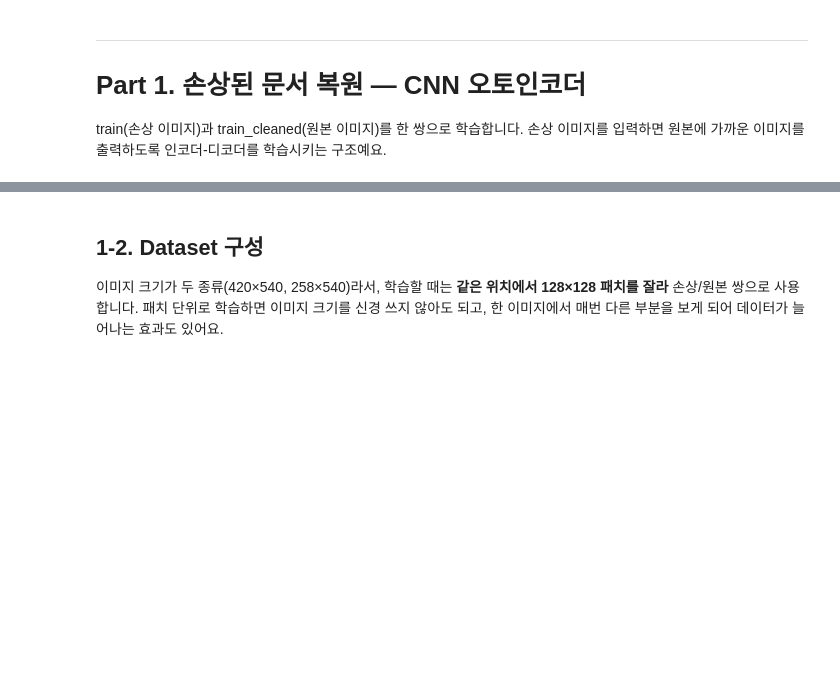
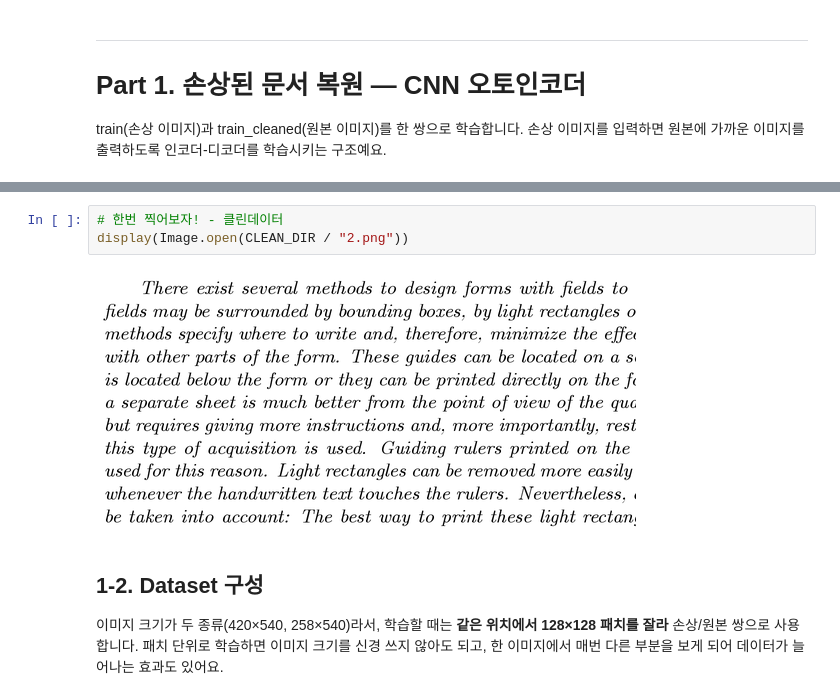
Before and after one commit to yy-0401/CodeIt_Mission_AE, a Jupyter notebook: 미션5_1팀_김이연.ipynb, the cells around one changed output, grey strips where cells are left out. Cells and saved outputs as stored; diff of their text form; blank space fills up the shorter version.

```diff
--- a/미션5_1팀_김이연.ipynb
+++ b/미션5_1팀_김이연.ipynb
@@ -46,3 +108,8 @@ ModuleNotFoundError: No module named 'google.colab'
+# %%
+# 한번 찍어보자! - 클린데이터
+display(Image.open(CLEAN_DIR / "2.png"))
+# %% [output]
+[figure, added]
 # %% [markdown]
 ## 1-2. Dataset 구성
 이미지 크기가 두 종류(420×540, 258×540)라서, 학습할 때는 **같은 위치에서 128×128 패치를 잘라** 손상/원본 쌍으로 사용합니다.
```
Also changed, not shown: parts of 23 cells of this notebook.
